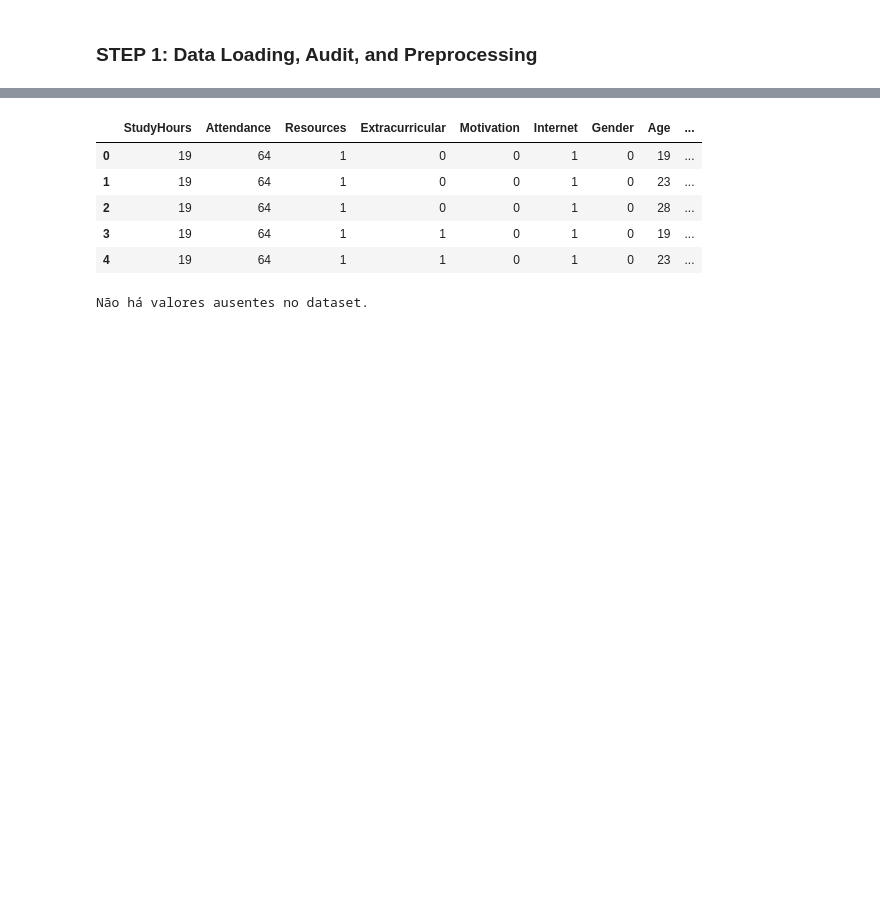
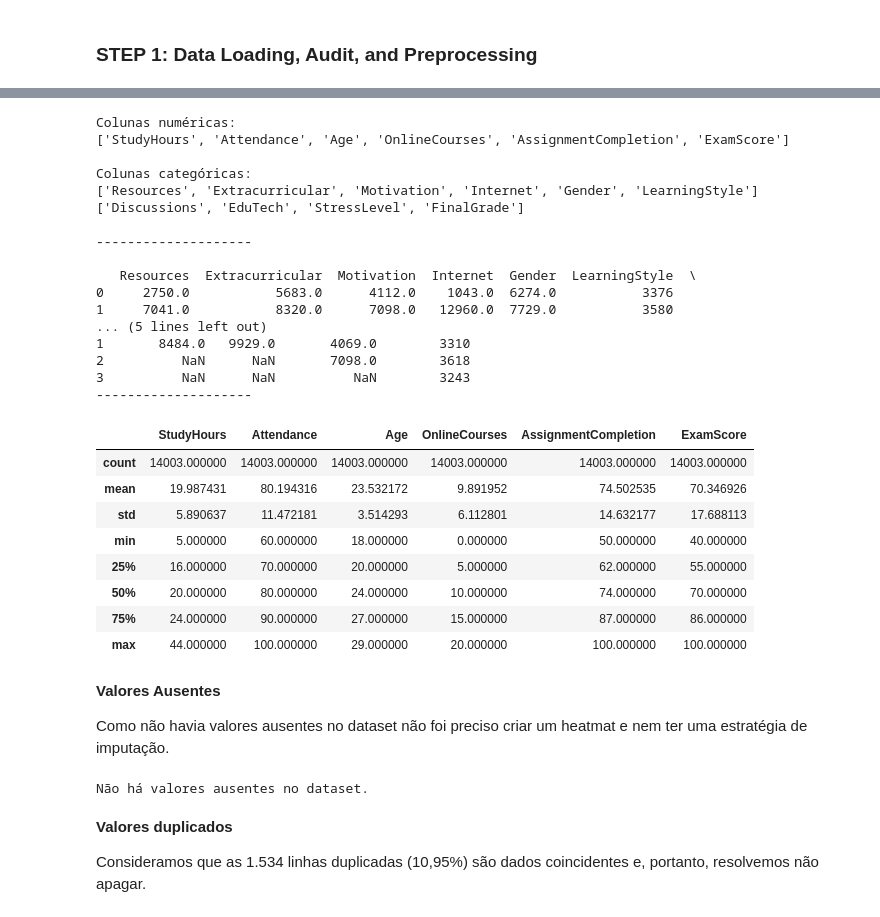
Before and after one commit to felipesabbado/2026-IPS-aai-project, a Jupyter notebook: notebooks/analysis.ipynb, the cells around one changed output, grey strips where cells are left out. Cells and saved outputs as stored; diff of their text form; code cells hidden in the pictures; blank space fills up the shorter version.

Commit message:
Finalizado o Step 1 e iniciado o Step 2

```diff
--- a/notebooks/analysis.ipynb
+++ b/notebooks/analysis.ipynb
@@ -23,16 +25,16 @@ realistic harms, who bears them, and how should the model be constrained?
 ### STEP 1: Data Loading, Audit, and Preprocessing
 # %%
 line = 60 * '-'
-df = pd.read_csv('student_performance.csv')
+df = pd.read_csv(r'..\data\student_performance.csv')
 
 n_rows, n_cols = df.shape
 
 print(f"O dataset tem {n_rows} linhas e {n_cols} colunas.")
 print('\n' + line + '\n')
 
-print(df.info())
+df.info()
 
-df.describe()
+df.head()
 # %% [output]
 O dataset tem 14003 linhas e 16 colunas.
 
@@ -63,12 +62,60 @@ None
 # %%
-df.head()
+# Listar todas as colunas
+columns = df.columns.to_list()
+
+# Separa os índices para as colunas numéricas e categóricas
+numeric_indx = [0, 1, 7, 9, 11, 12]
+categorical_indx = [2, 3, 4, 5, 6, 8, 10, 13, 14, 15]
+
+# Listar as colunas numéricas e as categóricas
+numeric_cols = [columns[i] for i in numeric_indx]
+categorical_cols = [columns[i] for i in categorical_indx]
+
+# Separar o dataframe em numéricas e categórics
+df_categorical = df[categorical_cols]
+df_numerical = df[numeric_cols]
+
+# Exibir os dados
+print(f"Colunas numéricas: \n{numeric_cols}\n")
+print(f"Colunas categóricas: \n{categorical_cols[:6]}\n{categorical_cols[6:]}\n")
+print("-" * 20)
+
+print(f"\n{df_categorical.apply(pd.Series.value_counts)}")
+
+print("-" * 20)
+
+df_numerical.describe()
 # %% [output]
+Colunas numéricas:
+['StudyHours', 'Attendance', 'Age', 'OnlineCourses', 'AssignmentCompletion', 'ExamScore']
+
+Colunas categóricas:
+['Resources', 'Extracurricular', 'Motivation', 'Internet', 'Gender', 'LearningStyle']
+['Discussions', 'EduTech', 'StressLevel', 'FinalGrade']
+
+--------------------
+
+   Resources  Extracurricular  Motivation  Internet  Gender  LearningStyle  \
+0     2750.0           5683.0      4112.0    1043.0  6274.0           3376
+1     7041.0           8320.0      7098.0   12960.0  7729.0           3580
+... (5 lines left out)
+1       8484.0   9929.0       4069.0        3310
+2          NaN      NaN       7098.0        3618
+3          NaN      NaN          NaN        3243
+--------------------
-|  | StudyHours | Attendance | Resources | Extracurricular | Motivation | Internet | Gender | Age | ... |
-| 0 | 19 | 64 | 1 | 0 | 0 | 1 | 0 | 19 | ... |
-| 1 | 19 | 64 | 1 | 0 | 0 | 1 | 0 | 23 | ... |
-| 2 | 19 | 64 | 1 | 0 | 0 | 1 | 0 | 28 | ... |
-| 3 | 19 | 64 | 1 | 1 | 0 | 1 | 0 | 19 | ... |
-| 4 | 19 | 64 | 1 | 1 | 0 | 1 | 0 | 23 | ... |
+|  | StudyHours | Attendance | Age | OnlineCourses | AssignmentCompletion | ExamScore |
+| count | 14003.000000 | 14003.000000 | 14003.000000 | 14003.000000 | 14003.000000 | 14003.000000 |
+| mean | 19.987431 | 80.194316 | 23.532172 | 9.891952 | 74.502535 | 70.346926 |
+| std | 5.890637 | 11.472181 | 3.514293 | 6.112801 | 14.632177 | 17.688113 |
+| min | 5.000000 | 60.000000 | 18.000000 | 0.000000 | 50.000000 | 40.000000 |
+| 25% | 16.000000 | 70.000000 | 20.000000 | 5.000000 | 62.000000 | 55.000000 |
+| 50% | 20.000000 | 80.000000 | 24.000000 | 10.000000 | 74.000000 | 70.000000 |
+| 75% | 24.000000 | 90.000000 | 27.000000 | 15.000000 | 87.000000 | 86.000000 |
+| max | 44.000000 | 100.000000 | 29.000000 | 20.000000 | 100.000000 | 100.000000 |
+# %% [markdown]
+**Valores Ausentes**
+
+Como não havia valores ausentes no dataset não foi preciso criar um heatmat e nem ter uma estratégia de imputação.
 # %%
 missing = df.isnull().sum()
 pct = (missing / len(df) * 100).round(1)
@@ -84,4 +131,8 @@ else:
     print(summary[summary['missing_count'] > 0])
 # %% [output]
 Não há valores ausentes no dataset.
+# %% [markdown]
+**Valores duplicados**
+
+Consideramos que as 1.534 linhas duplicadas (10,95%) são dados coincidentes e, portanto, resolvemos não apagar.
 # %%
```
Also changed, not shown: parts of 9 cells of this notebook.
